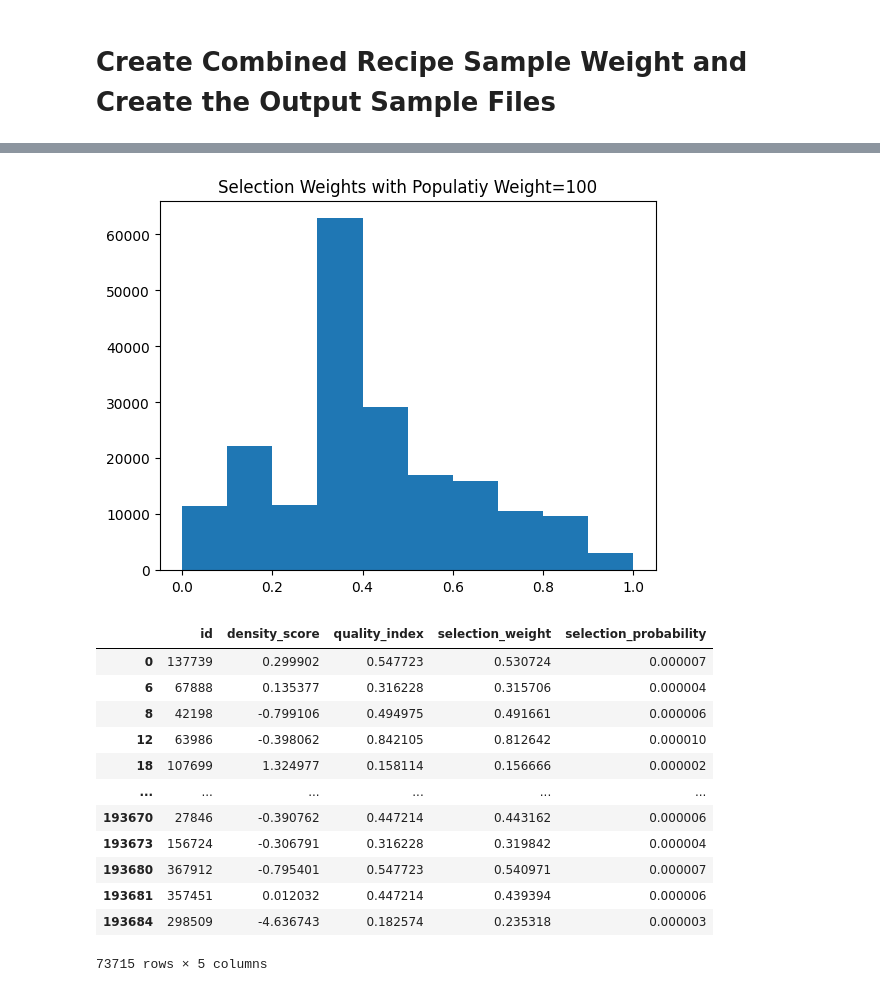
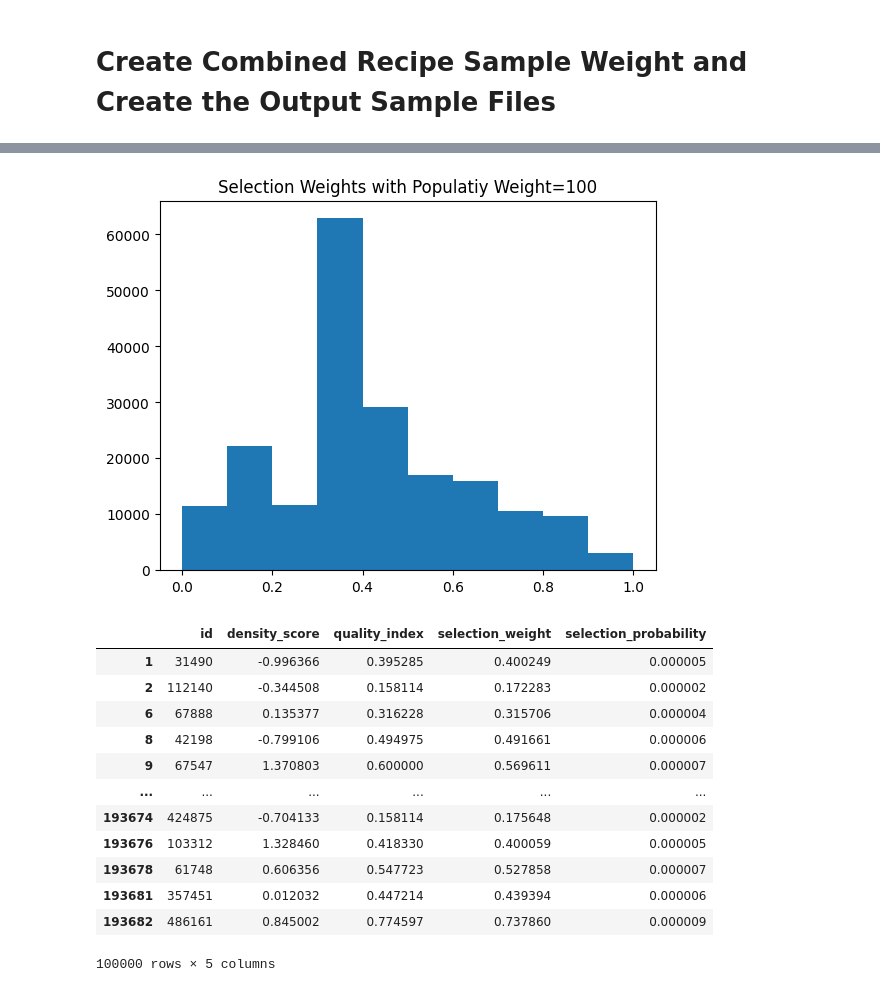
Before and after one commit to xfactotum/MSDS498_Proj, a Jupyter notebook: notebooks/Recipe Sample Selection.ipynb, the cells around one changed output, grey strips where cells are left out. Drawn from its saved outputs; the diff is of its cells as text; code cells hidden in the pictures.

```diff
--- a/notebooks/Recipe Sample Selection.ipynb
+++ b/notebooks/Recipe Sample Selection.ipynb
@@ -125,44 +125,43 @@ for popularity_weight in [0.5, 1, 2, 3, 4, 5, 10, 20, 50, 100]:
     data['selection_weight'] = (data['selection_weight'] - data['selection_weight'].min()) / (data['selection_weight'].max() -  data['selection_weight'].min())
     data['selection_probability'] = data['selection_weight'] / data['selection_weight'].sum()
     plt.hist(data['selection_weight'])
     plt.title(f"Selection Weights with Populatiy Weight={popularity_weight}")
     plt.show()
 
     for sample_size in [1000, 2000, 3000, 4000, 5_000, 10_000, 25_000, 50_000, 100_000]:
 
-
-
         random_sample_index = np.random.choice(
             data.index,
             sample_size,
+            replace=False,
             p=data["selection_probability"]
         )
 
         selected_data = data[data.index.isin(random_sample_index)][['id', 'density_score', 'quality_index', 'selection_weight', 'selection_probability']]
         selected_data.to_parquet(f"/media/michael/Delta/Data/Data_Science_Masters/MSDS_498/recipe_samples/recipes_sample_n={sample_size}_weight={popularity_weight}.parquet")
 
 selected_data
 # %% [output]
 [figure]
 [figure]
 [figure]
 [figure]
 [figure]
 [figure]
 [figure]
 [figure]
 [figure]
 [figure]
 |  | id | density_score | quality_index | selection_weight | selection_probability |
-| 0 | 137739 | 0.299902 | 0.547723 | 0.530724 | 0.000007 |
+| 1 | 31490 | -0.996366 | 0.395285 | 0.400249 | 0.000005 |
+| 2 | 112140 | -0.344508 | 0.158114 | 0.172283 | 0.000002 |
 | 6 | 67888 | 0.135377 | 0.316228 | 0.315706 | 0.000004 |
 | 8 | 42198 | -0.799106 | 0.494975 | 0.491661 | 0.000006 |
-| 12 | 63986 | -0.398062 | 0.842105 | 0.812642 | 0.000010 |
-| 18 | 107699 | 1.324977 | 0.158114 | 0.156666 | 0.000002 |
+| 9 | 67547 | 1.370803 | 0.600000 | 0.569611 | 0.000007 |
 | ... | ... | ... | ... | ... | ... |
-| 193670 | 27846 | -0.390762 | 0.447214 | 0.443162 | 0.000006 |
-| 193673 | 156724 | -0.306791 | 0.316228 | 0.319842 | 0.000004 |
-| 193680 | 367912 | -0.795401 | 0.547723 | 0.540971 | 0.000007 |
+| 193674 | 424875 | -0.704133 | 0.158114 | 0.175648 | 0.000002 |
+| 193676 | 103312 | 1.328460 | 0.418330 | 0.400059 | 0.000005 |
+| 193678 | 61748 | 0.606356 | 0.547723 | 0.527858 | 0.000007 |
 | 193681 | 357451 | 0.012032 | 0.447214 | 0.439394 | 0.000006 |
-| 193684 | 298509 | -4.636743 | 0.182574 | 0.235318 | 0.000003 |
+| 193682 | 486161 | 0.845002 | 0.774597 | 0.737860 | 0.000009 |
-73715 rows × 5 columns
+100000 rows × 5 columns
```
Also changed, not shown: 1 other file.
